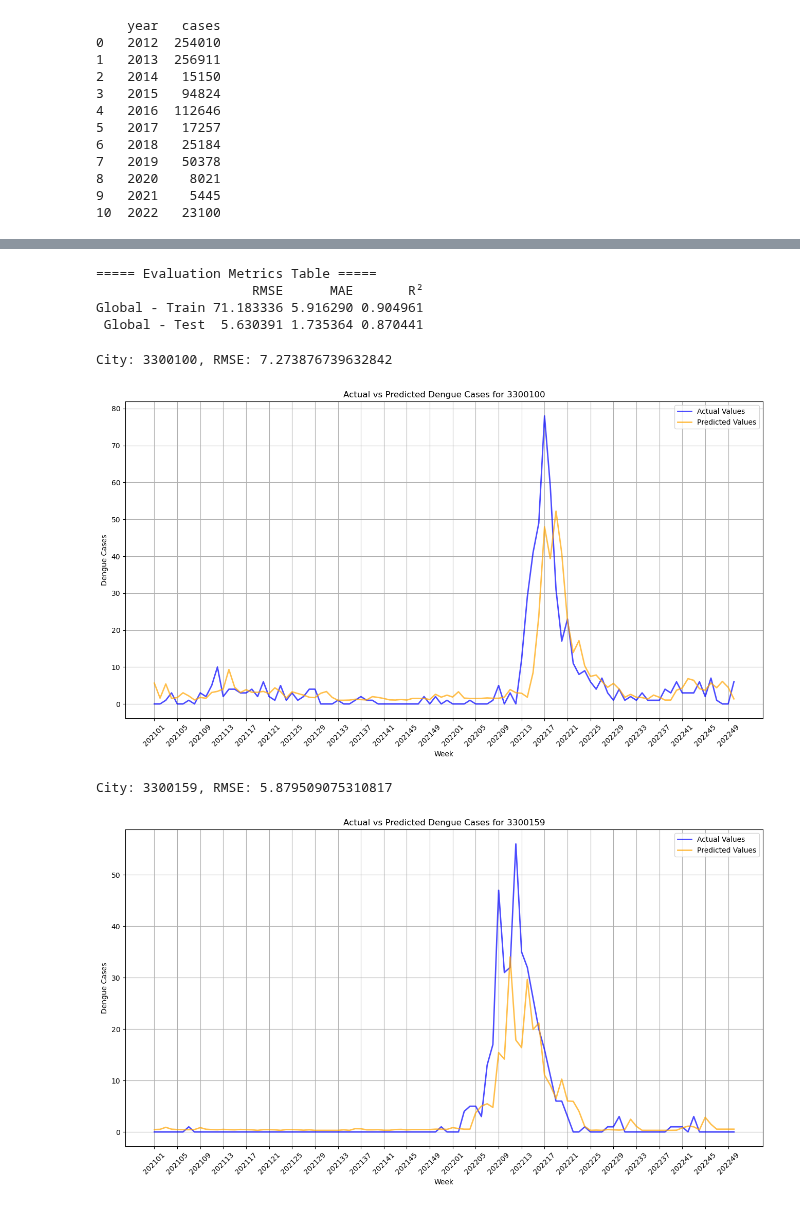
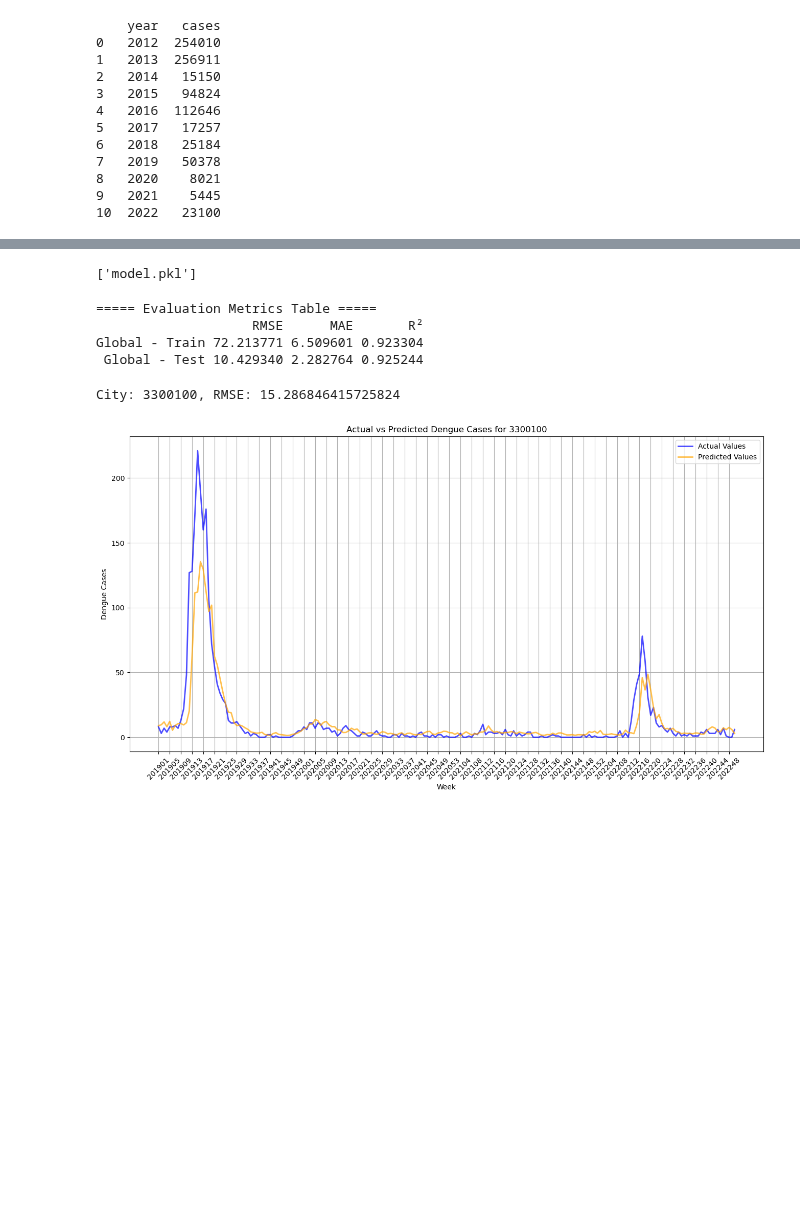
Before and after one commit to Minindu20/Dengue-Severity-Predictor, a Jupyter notebook: models/lightgbm/future-prediction.ipynb, the cells around one changed output, grey strips where cells are left out. Drawn from its saved outputs; the diff is of its cells as text; code cells hidden in the pictures; blank space fills up the shorter version.

Commit message:
Finalized version of the model.

```diff
--- a/models/lightgbm/future-prediction.ipynb
+++ b/models/lightgbm/future-prediction.ipynb
@@ -108,8 +108,8 @@ scaler_vars = [col for col in continuous_vars + lagged_vars if col in data.colum
 scaler_vars.remove('precipitation_avg_ordinary_kriging')
 # %%
 # Step 5: Split the data into training and testing sets based on time
-train_data = data[(data['week'] >= 201201) & (data['week'] <= 202053)]
-test_data = data[(data['week'] > 202053)]
+train_data = data[(data['week'] >= 201201) & (data['week'] <= 201853)]
+test_data = data[(data['week'] > 201853)]
 
 columns_exclude = ['cases', 'precipitation_avg_ordinary_kriging']
 
@@ -147,13 +147,13 @@ params = {
     'objective': 'regression',
     'metric': 'rmse',
     'boosting_type': 'gbdt',
-    'learning_rate': 0.05,
-    'num_leaves': 31,
-    'max_depth': -1,
+    'learning_rate': 0.03,
+    'num_leaves': 63,
+    'max_depth': 8,
     'feature_fraction': 0.8,
     'bagging_fraction': 0.8,
-    'bagging_freq': 5,
-    'verbose': -1
+    'bagging_freq': 10,
+    'verbose': -1,
 }
 
 # Step 8: Train the model with early stopping callback
@@ -239,3 +242,12 @@ RMSE: 5.630391027235007
+# %%
+import joblib
+
+# ✅ Save the scalers and model
+joblib.dump(feature_scaler, "feature_scaler.pkl")
+joblib.dump(target_scaler, "target_scaler.pkl")
+joblib.dump(model, "model.pkl")
+# %% [output]
+['model.pkl']
 # %%
 import pandas as pd
 from sklearn.metrics import mean_squared_error, mean_absolute_error, r2_score
@@ -268,8 +280,8 @@ print(results_df.to_string(index=False))
 # %% [output]
 ===== Evaluation Metrics Table =====
                     RMSE      MAE       R²
-Global - Train 71.183336 5.916290 0.904961
- Global - Test  5.630391 1.735364 0.870441
+Global - Train 72.213771 6.509601 0.923304
+ Global - Test 10.429340 2.282764 0.925244
 # %%
 from sklearn.metrics import mean_squared_error
 import matplotlib.pyplot as plt
@@ -277,7 +289,7 @@ import numpy as np
 
 # Assuming 'city_encoded' and 'week' are present in X_test
 cities = X_test['geocode'].unique()
-limit = 10
+limit = 1
 count = 0
 
 for geocode in cities:
@@ -289,38 +301,36 @@ for geocode in cities:
     # Get weeks for the geocode and convert them to strings
     weeks_city = X_test['week'][city_indices].astype(str)
 
     # # Skip the geocode if the maximum actual dengue cases are less than 10
     if np.max(y_actual_city) < 10:
-        break
+        continue
 
     count += 1
 
     if count > limit:
         break
 
     # Compute RMSE for the geocode
     rmse_city = np.sqrt(mean_squared_error(y_actual_city, y_pred_city))
     print(f'City: {geocode}, RMSE: {rmse_city}')
 
     # Plot for the geocode with weeks on the x-axis
     plt.figure(figsize=(16, 8))
     plt.plot(weeks_city, y_actual_city, label='Actual Values', color='blue', alpha=0.7, linewidth=2)
     plt.plot(weeks_city, y_pred_city, label='Predicted Values', color='orange', alpha=0.7, linewidth=2)
     plt.xlabel('Week')
     plt.ylabel('Dengue Cases')
     plt.title(f'Actual vs Predicted Dengue Cases for {geocode}')
     plt.legend()
     plt.grid(True)
 
     # Select every 4th week for x-axis labels
     ticks = weeks_city[::4]  # Select every 4th week
     plt.xticks(ticks, rotation=45)  # Rotate x-axis labels for readability
     plt.show()
 # %% [output]
-City: 3300100, RMSE: 7.273876739632842
+City: 3300100, RMSE: 15.286846415725824
-[figure, old version]
+[figure, new version]
-City: 3300159, RMSE: 5.879509075310817
-[figure, removed]
 # %%
 import pandas as pd
 import numpy as np
```
Also changed, not shown: parts of 5 cells of this notebook, 11 other files.
